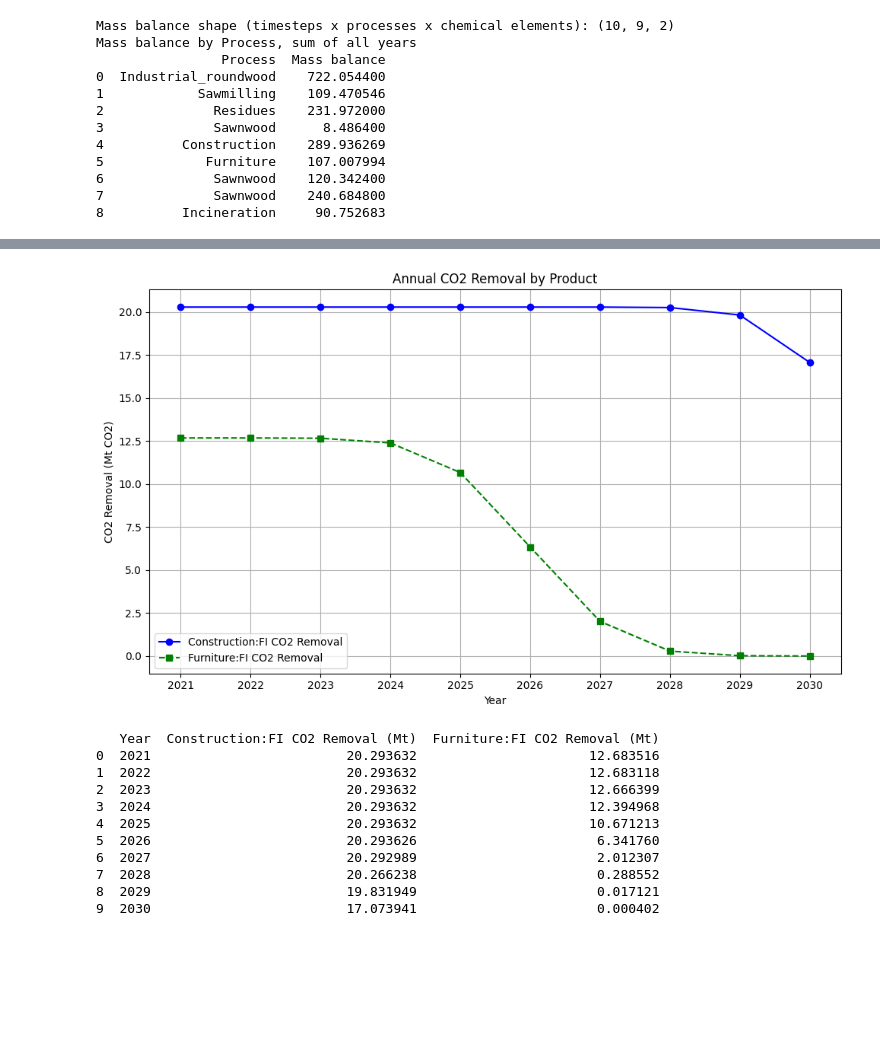
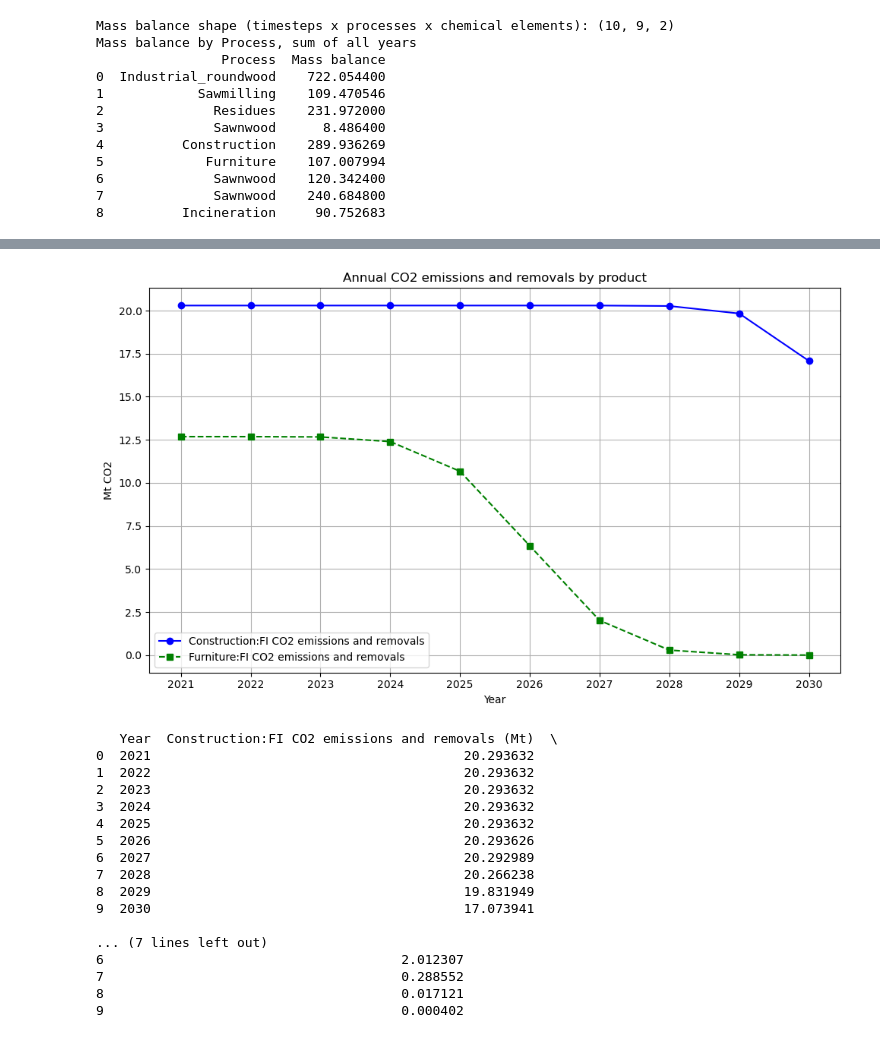
Before and after one commit to EuropeanForestInstitute/aiphoria, a Jupyter notebook: example.ipynb, the cells around one changed output, grey strips where cells are left out. Cells and saved outputs as stored; diff of their text form; code cells hidden in the pictures; blank space fills up the shorter version.

Commit message:
Updated co2 conversion method and commenting

```diff
--- a/example.ipynb
+++ b/example.ipynb
@@ -336,62 +337,67 @@ plt.show()
 # %%
 # *****************************************************
-# * Step 9: Convert the carbon stocks to CO2 removals *
+# * Step 9: Convert the carbon stocks to CO2 emissions and removals *
 # *****************************************************
 year_start = min(flowsolver_data["years"])
 years = flowsolver_data["years"]
 
-# Calculate annual CO2 removal for each stock
-results_co2_removals = pd.DataFrame({'Year': years})
+# Calculate annual CO2 emissions and removals for each stock
+results_co2_emissions_removals = pd.DataFrame({'Year': years})
 stock_id_to_dsm_carbon = flowsolver.get_dynamic_stocks_carbon()
 for stock_id, dsm_carbon in stock_id_to_dsm_carbon.items():
-    total_inflows_carbon = dsm_carbon.i
-    total_outflows_carbon = dsm_carbon.o
-    annual_co2_removal = (total_inflows_carbon - total_outflows_carbon) * model_params["conversion_factor_c_to_co2"]
-    results_co2_removals[f'{stock_id} CO2 Removal (Mt)'] = annual_co2_removal
+    annual_co2_emissions_removals = dsm_carbon.compute_stock_change() * model_params["conversion_factor_c_to_co2"] #stock change approach
+    results_co2_emissions_removals[f'{stock_id} CO2 emissions and removals (Mt)'] = annual_co2_emissions_removals
 
-# Plot each product's CO2 removal
+# Plot each product's CO2 emissions and removals
 plt.figure(figsize=(10, 6))
 
 # Define line styles, markers, and colors for differentiation
 line_styles = ['-', '--', '-.', ':']
 markers = ['o', 's', '^', 'D']
 colors = ['b', 'g', 'r', 'c', 'm', 'y', 'k']
 
 for idx, stock_id in enumerate(stock_id_to_dsm_carbon.keys()):
     line_style = line_styles[idx % len(line_styles)]
     marker = markers[idx % len(markers)]
     color = colors[idx % len(colors)]
 
-    if f'{stock_id} CO2 Removal (Mt)' in results_co2_removals.columns:
-        plt.plot(results_co2_removals['Year'], results_co2_removals[f'{stock_id} CO2 Removal (Mt)'], marker=marker, linestyle=line_style, color=color, label=f'{stock_id} CO2 Removal')
+    if f'{stock_id} CO2 emissions and removals (Mt)' in results_co2_emissions_removals.columns:
+        plt.plot(results_co2_emissions_removals['Year'], results_co2_emissions_removals[f'{stock_id} CO2 emissions and removals (Mt)'], marker=marker, linestyle=line_style, color=color, label=f'{stock_id} CO2 emissions and removals')
 
 plt.xlabel('Year')
-plt.ylabel('CO2 Removal (Mt CO2)')
-plt.title('Annual CO2 Removal by Product')
+plt.ylabel('Mt CO2')
+plt.title('Annual CO2 emissions and removals by product')
 plt.grid(True)
 plt.xticks(years)
 plt.legend()
 plt.tight_layout()
 
 # Save the figure as an SVG file
-svg_file_path = "data/annual_co2_removal_by_product.svg"
+svg_file_path = "data/net_annual_co2_emissions_removals_by_product.svg_by_product.svg"
 plt.savefig(svg_file_path, format='svg')
 
 plt.show()
-print(results_co2_removals)
+
+print(results_co2_emissions_removals)
 # %% [output]
-[figure, old version]
+[figure, new version]
-   Year  Construction:FI CO2 Removal (Mt)  Furniture:FI CO2 Removal (Mt)
-0  2021                         20.293632                      12.683516
-1  2022                         20.293632                      12.683118
-2  2023                         20.293632                      12.666399
-3  2024                         20.293632                      12.394968
-4  2025                         20.293632                      10.671213
-5  2026                         20.293626                       6.341760
-6  2027                         20.292989                       2.012307
-7  2028                         20.266238                       0.288552
-8  2029                         19.831949                       0.017121
-9  2030                         17.073941                       0.000402
+   Year  Construction:FI CO2 emissions and removals (Mt)  \
+0  2021                                        20.293632
+1  2022                                        20.293632
+2  2023                                        20.293632
+3  2024                                        20.293632
+4  2025                                        20.293632
+5  2026                                        20.293626
+6  2027                                        20.292989
+7  2028                                        20.266238
+8  2029                                        19.831949
+9  2030                                        17.073941
+
+... (7 lines left out)
+6                                      2.012307
+7                                      0.288552
+8                                      0.017121
+9                                      0.000402
 # %%
 # *****************************************************
 # * Step 10: Visualize the flow graph as Sankey graph *
```
Also changed, not shown: parts of 2 cells of this notebook, 1 other file.
